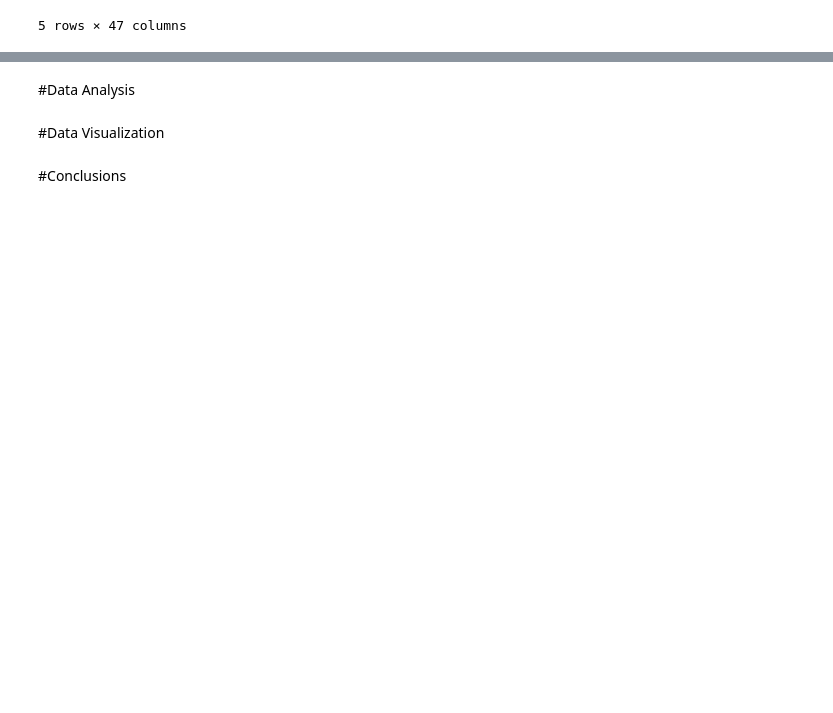
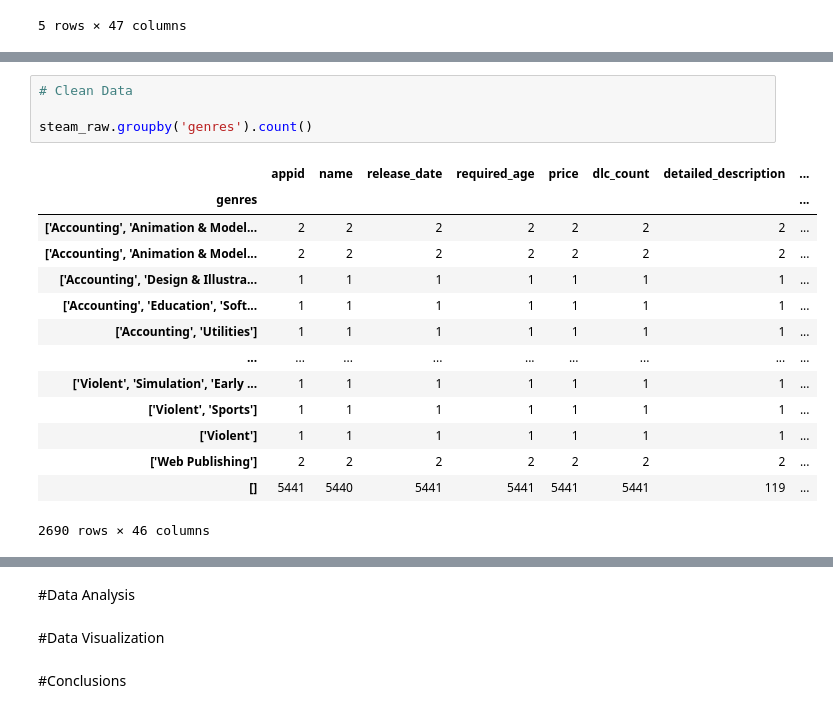
Before and after one commit to Wasian98/MATH-120-Final-Project, a Jupyter notebook: MATH_120_Final_Project_Notebook.ipynb, the cells around one changed output, grey strips where cells are left out. Drawn from its saved outputs; the diff is of its cells as text; blank space fills up the shorter version.

```diff
--- a/MATH_120_Final_Project_Notebook.ipynb
+++ b/MATH_120_Final_Project_Notebook.ipynb
@@ -58,0 +79,19 @@ steam_raw.head()
+# %%
+# Clean Data
+
+steam_raw.groupby('genres').count()
+# %% [output]
+|  | appid | name | release_date | required_age | price | dlc_count | detailed_description | ... |
+| genres |  |  |  |  |  |  |  | ... |
+| ['Accounting', 'Animation & Model... | 2 | 2 | 2 | 2 | 2 | 2 | 2 | ... |
+| ['Accounting', 'Animation & Model... | 2 | 2 | 2 | 2 | 2 | 2 | 2 | ... |
+| ['Accounting', 'Design & Illustra... | 1 | 1 | 1 | 1 | 1 | 1 | 1 | ... |
+| ['Accounting', 'Education', 'Soft... | 1 | 1 | 1 | 1 | 1 | 1 | 1 | ... |
+| ['Accounting', 'Utilities'] | 1 | 1 | 1 | 1 | 1 | 1 | 1 | ... |
+| ... | ... | ... | ... | ... | ... | ... | ... | ... |
+| ['Violent', 'Simulation', 'Early ... | 1 | 1 | 1 | 1 | 1 | 1 | 1 | ... |
+| ['Violent', 'Sports'] | 1 | 1 | 1 | 1 | 1 | 1 | 1 | ... |
+| ['Violent'] | 1 | 1 | 1 | 1 | 1 | 1 | 1 | ... |
+| ['Web Publishing'] | 2 | 2 | 2 | 2 | 2 | 2 | 2 | ... |
+| [] | 5441 | 5440 | 5441 | 5441 | 5441 | 5441 | 119 | ... |
+2690 rows × 46 columns
```
Also changed, not shown: parts of 5 cells of this notebook.
